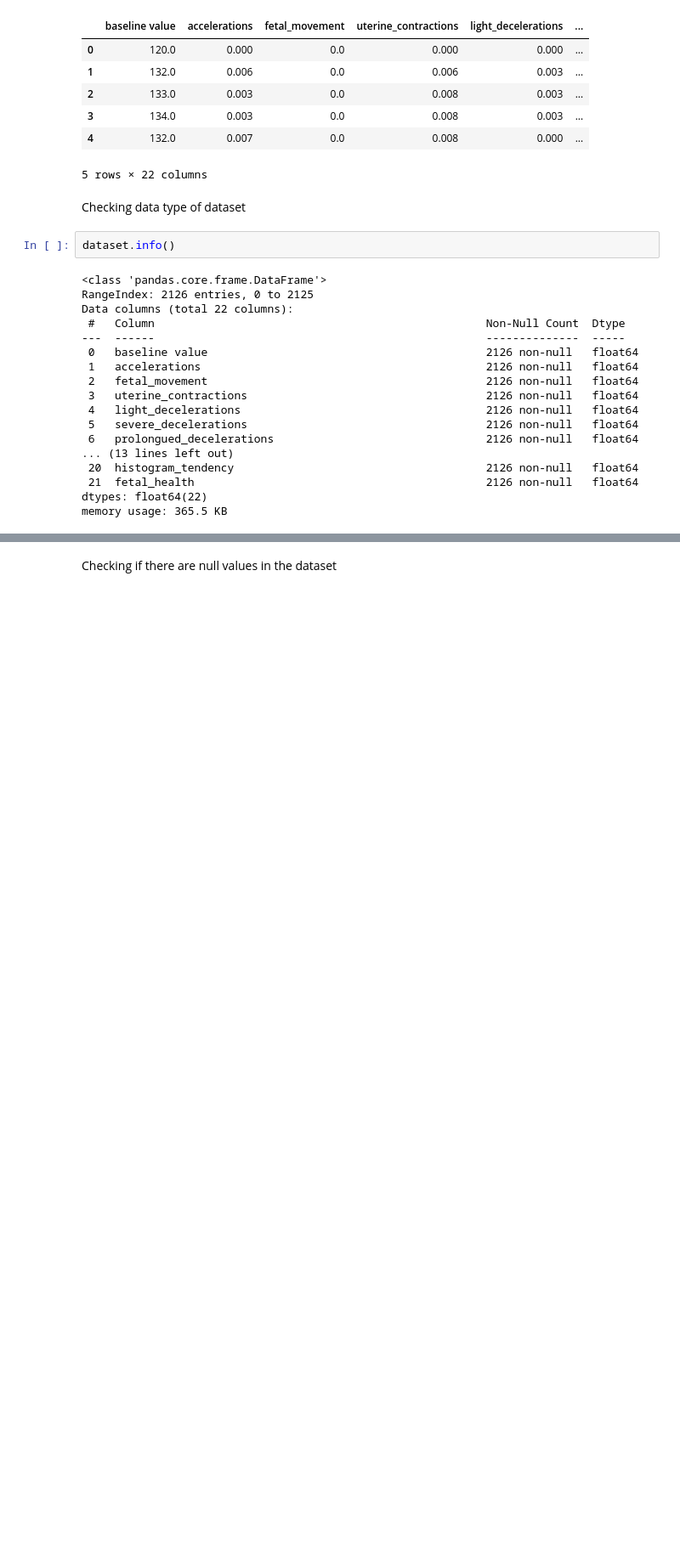
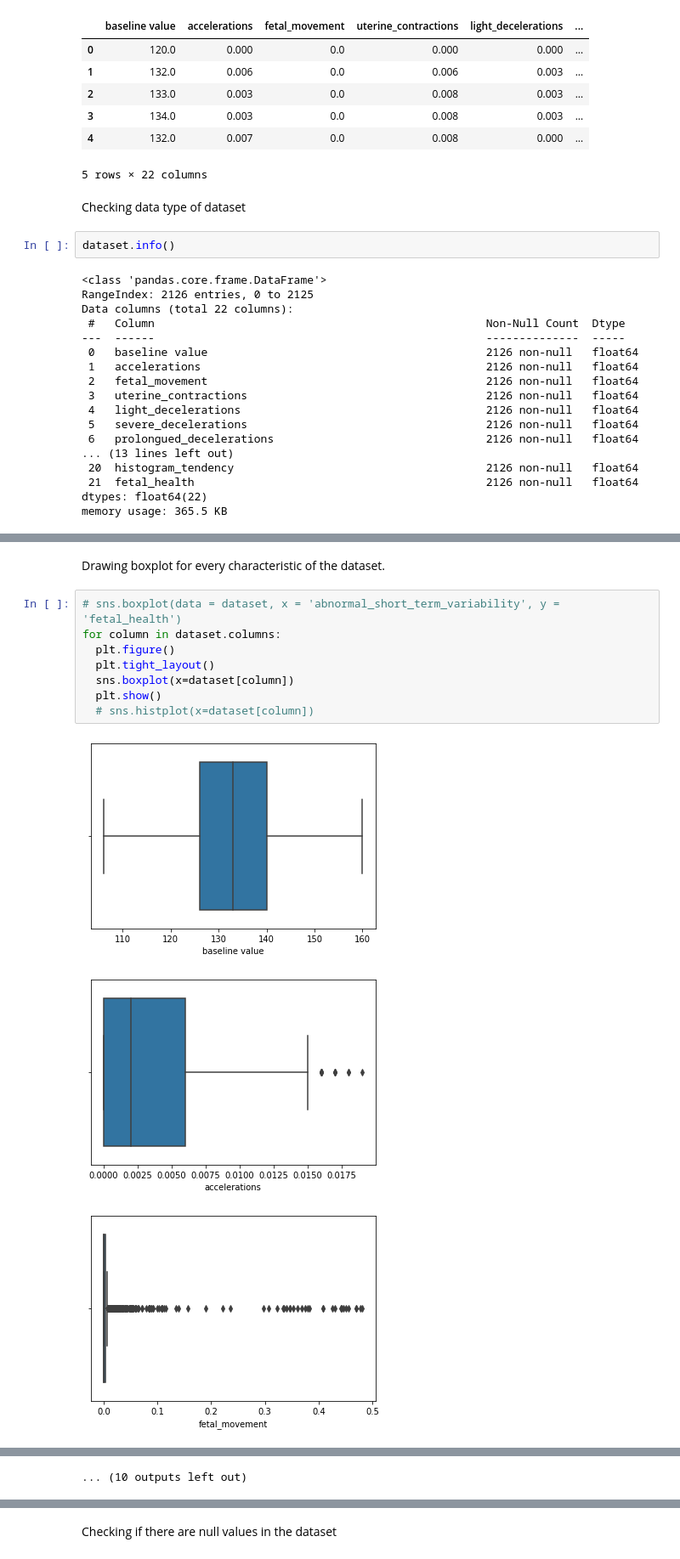
Before and after one commit to Niroth36/fetal_health_Classification, a Jupyter notebook: it21395first.ipynb, the cells around one changed output, grey strips where cells are left out. Shown at 85% size. Drawn from its saved outputs; the diff is of its cells as text; blank space fills up the shorter version.

```diff
--- a/it21395first.ipynb
+++ b/it21395first.ipynb
@@ -91,0 +97,14 @@ plt.show()
+# %% [markdown]
+Drawing boxplot for every characteristic of the dataset.
+# %%
+# sns.boxplot(data = dataset, x = 'abnormal_short_term_variability', y = 'fetal_health')
+for column in dataset.columns:
+  plt.figure()
+  plt.tight_layout()
+  sns.boxplot(x=dataset[column])
+  plt.show()
+  # sns.histplot(x=dataset[column])
+# %% [output]
+[figure, added]
+[figure, added]
+[figure, added]
@@ -91,0 +120 @@ plt.show()
+... (10 outputs left out)
```
Also changed, not shown: parts of 27 cells of this notebook.
